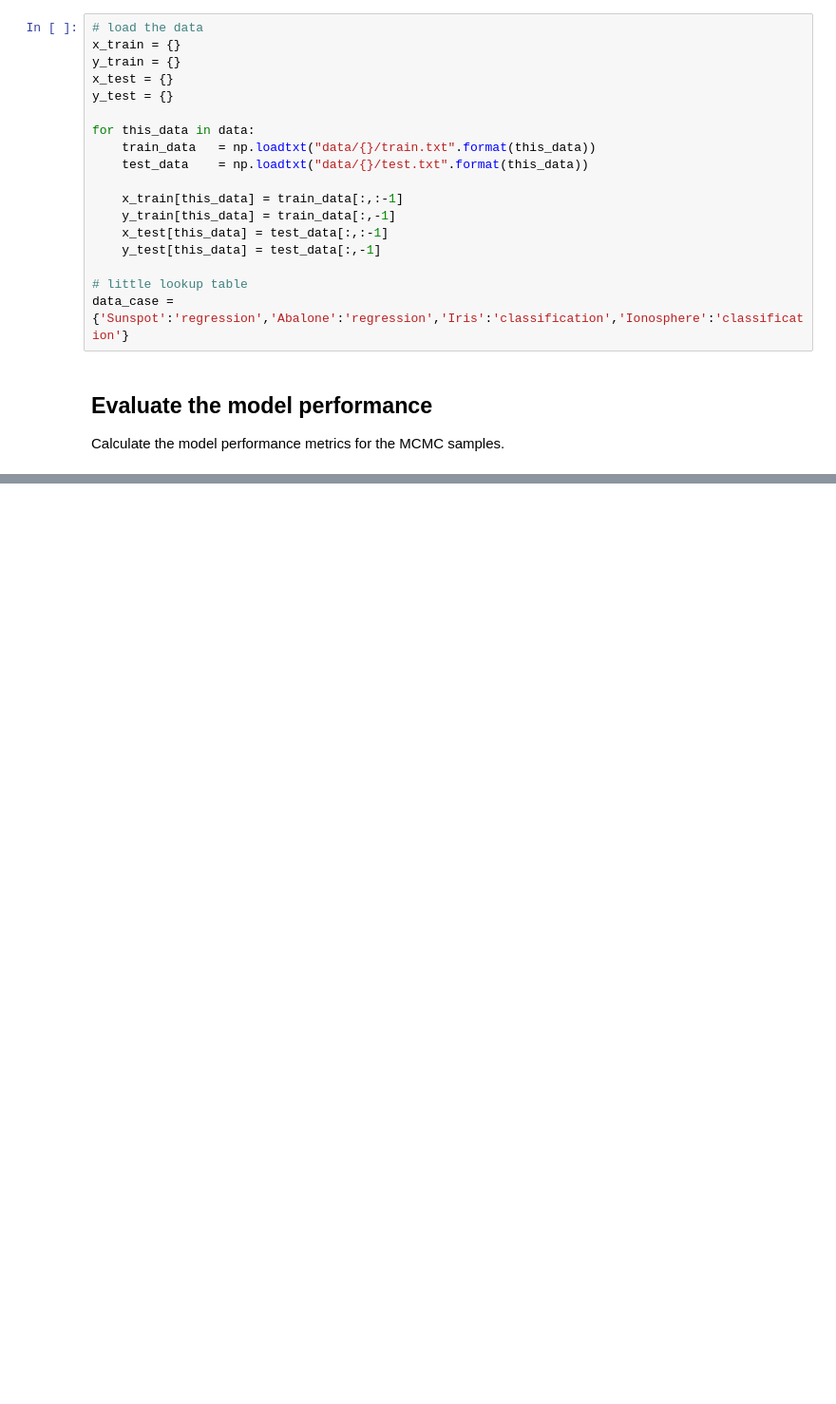
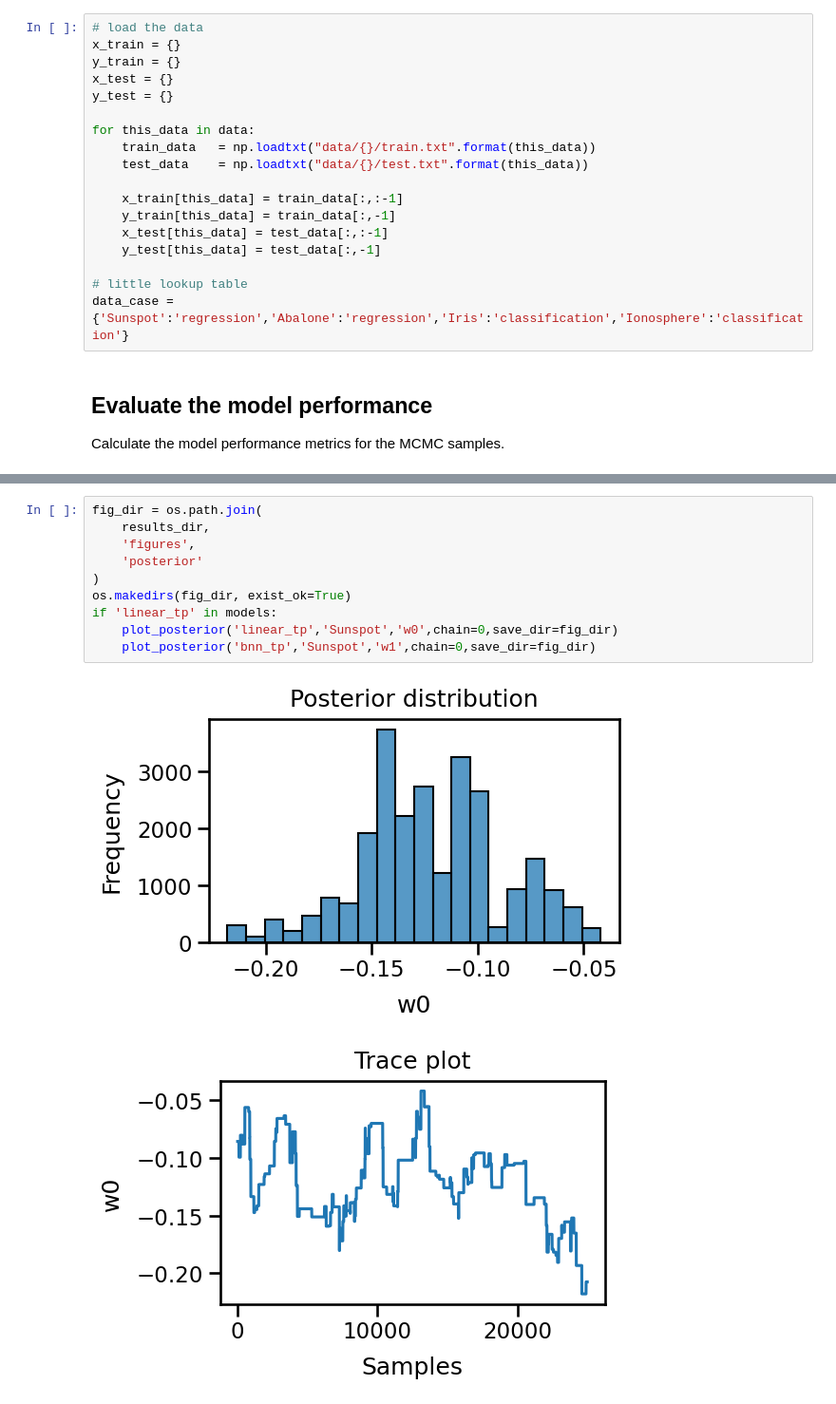
Before and after one commit to sydney-machine-learning/Bayesianneuralnetworks-MCMC-tutorial, a Jupyter notebook: publication_results/03_Summarise_results.ipynb, the cells around one changed output, grey strips where cells are left out. Shown: that part at 95% size. Saved outputs shown, nothing was run; the diff lists cells and outputs as text; blank space fills up the shorter version.

```diff
--- a/publication_results/03_Summarise_results.ipynb
+++ b/publication_results/03_Summarise_results.ipynb
@@ -194,0 +223,13 @@ interactive(children=(Dropdown(description='this_model', options=('linear',), va
+# %%
+fig_dir = os.path.join(
+    results_dir,
+    'figures',
+    'posterior'
+)
+os.makedirs(fig_dir, exist_ok=True)
+if 'linear_tp' in models:
+    plot_posterior('linear_tp','Sunspot','w0',chain=0,save_dir=fig_dir)
+    plot_posterior('bnn_tp','Sunspot','w1',chain=0,save_dir=fig_dir)
+# %% [output]
+[figure, added]
+[figure, added]
```
Also changed, not shown: parts of 6 cells of this notebook.
